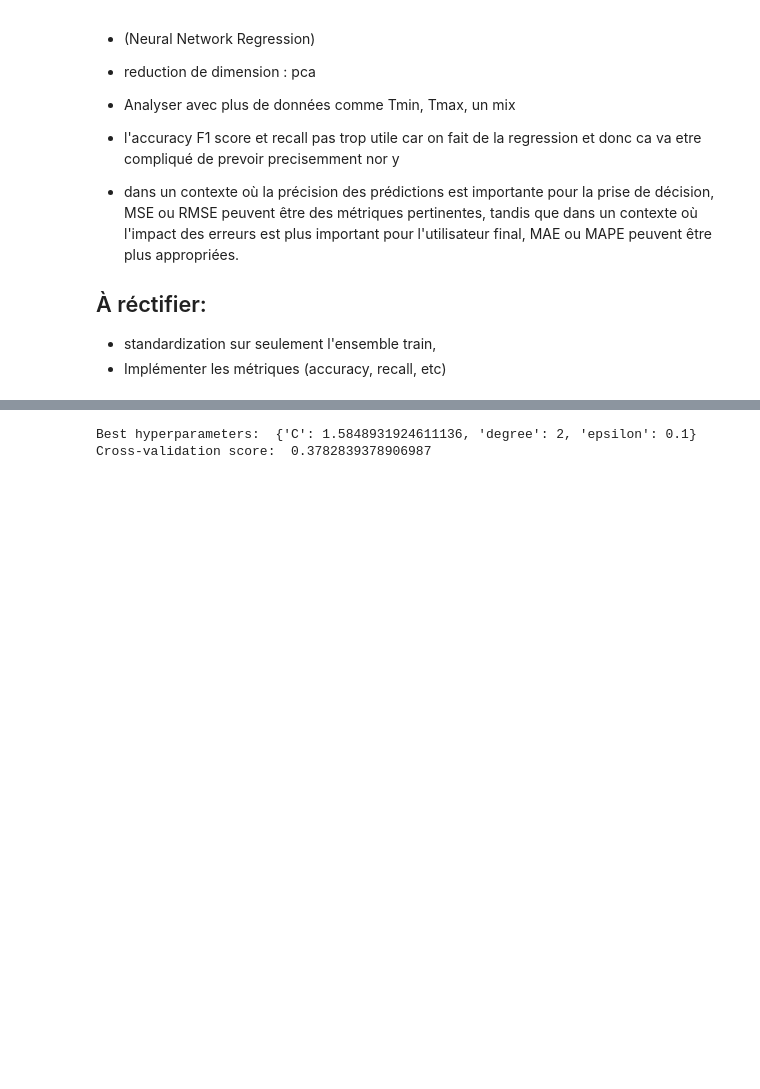
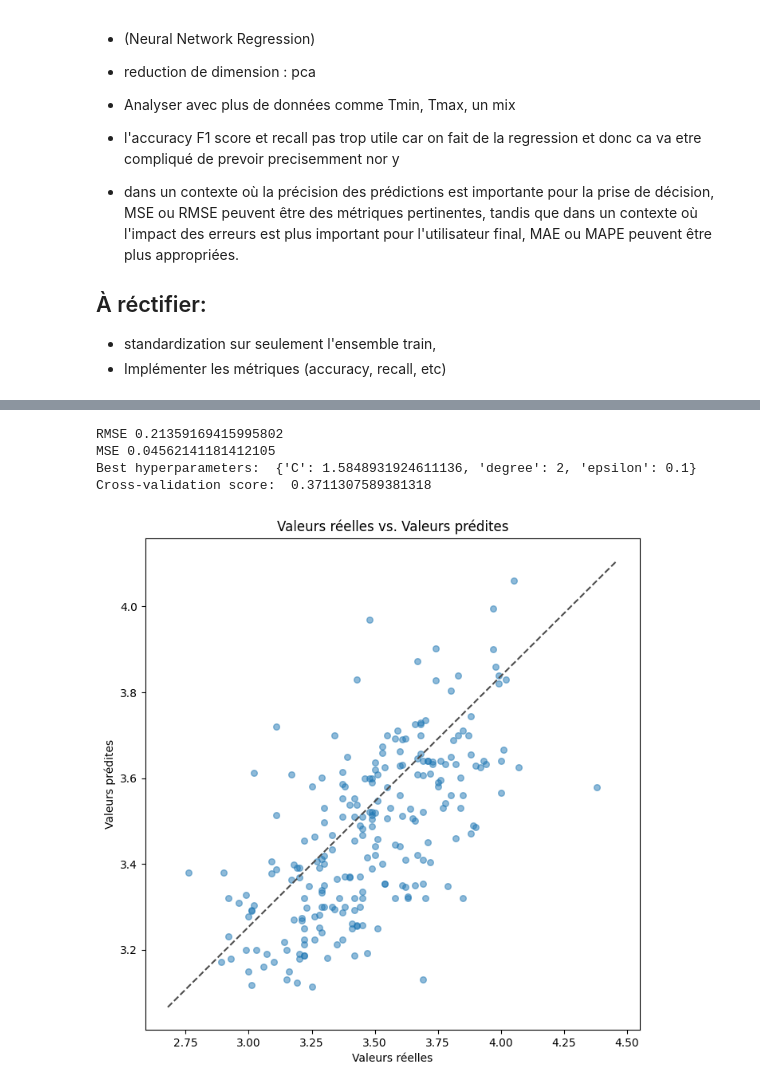
Before and after one commit to ameliemelo/projet_wine, a Jupyter notebook: amelie.ipynb, the cells around one changed output, grey strips where cells are left out. Saved outputs shown, nothing was run; the diff lists cells and outputs as text; code cells hidden in the pictures; blank space fills up the shorter version.

```diff
--- a/amelie.ipynb
+++ b/amelie.ipynb
@@ -389,13 +499,25 @@ Cross-validation score:  0.3990253030111298
 # %%
 param_grid = {'C': c_values,
               'epsilon': [0.01, 0.1, 1],
               'degree':[2,3,4,5,6,7]}
 grid = GridSearchCV(SVR(kernel='poly'), param_grid=param_grid, cv=5)
 
 grid.fit(X_train, y_train.values.ravel())
+y_pred = grid.predict(X_test)
+y_true = y_test.values.ravel()
+mse = np.mean((y_true- y_pred) ** 2)
+rmse = np.sqrt(mse)
 
+print("RMSE", rmse)
+
+print("MSE", mse)
 print("Best hyperparameters: ", grid.best_params_)
 print("Cross-validation score: ", grid.best_score_)
+plot_true_vs_predicted(y_true, y_pred)
+plot_residuals(y_true, y_pred)
 # %% [output]
+RMSE 0.21359169415995802
+MSE 0.04562141181412105
 Best hyperparameters:  {'C': 1.5848931924611136, 'degree': 2, 'epsilon': 0.1}
-Cross-validation score:  0.3782839378906987
+Cross-validation score:  0.3711307589381318
+[figure, added]
```
Also changed, not shown: parts of 22 cells of this notebook.
